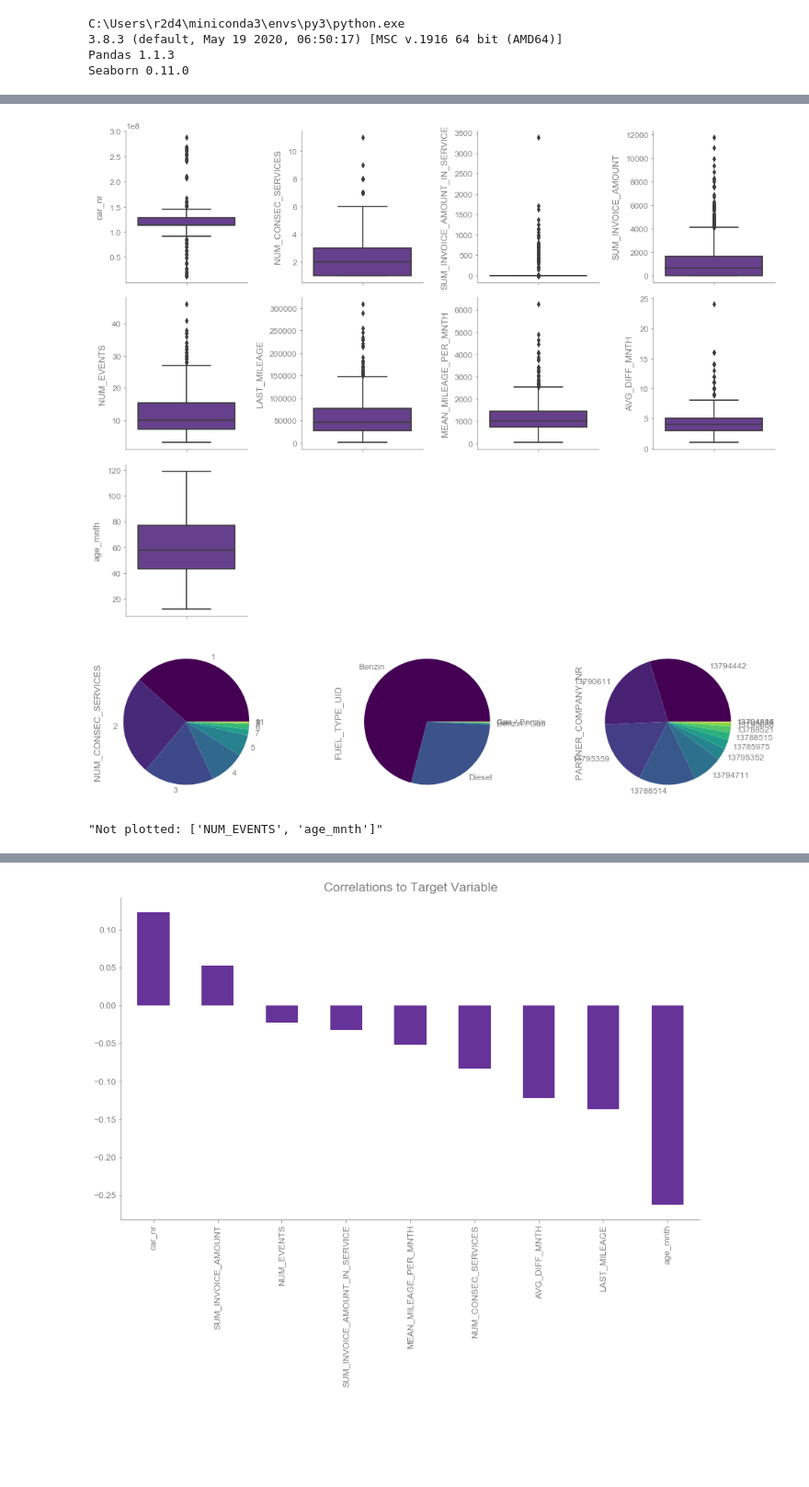
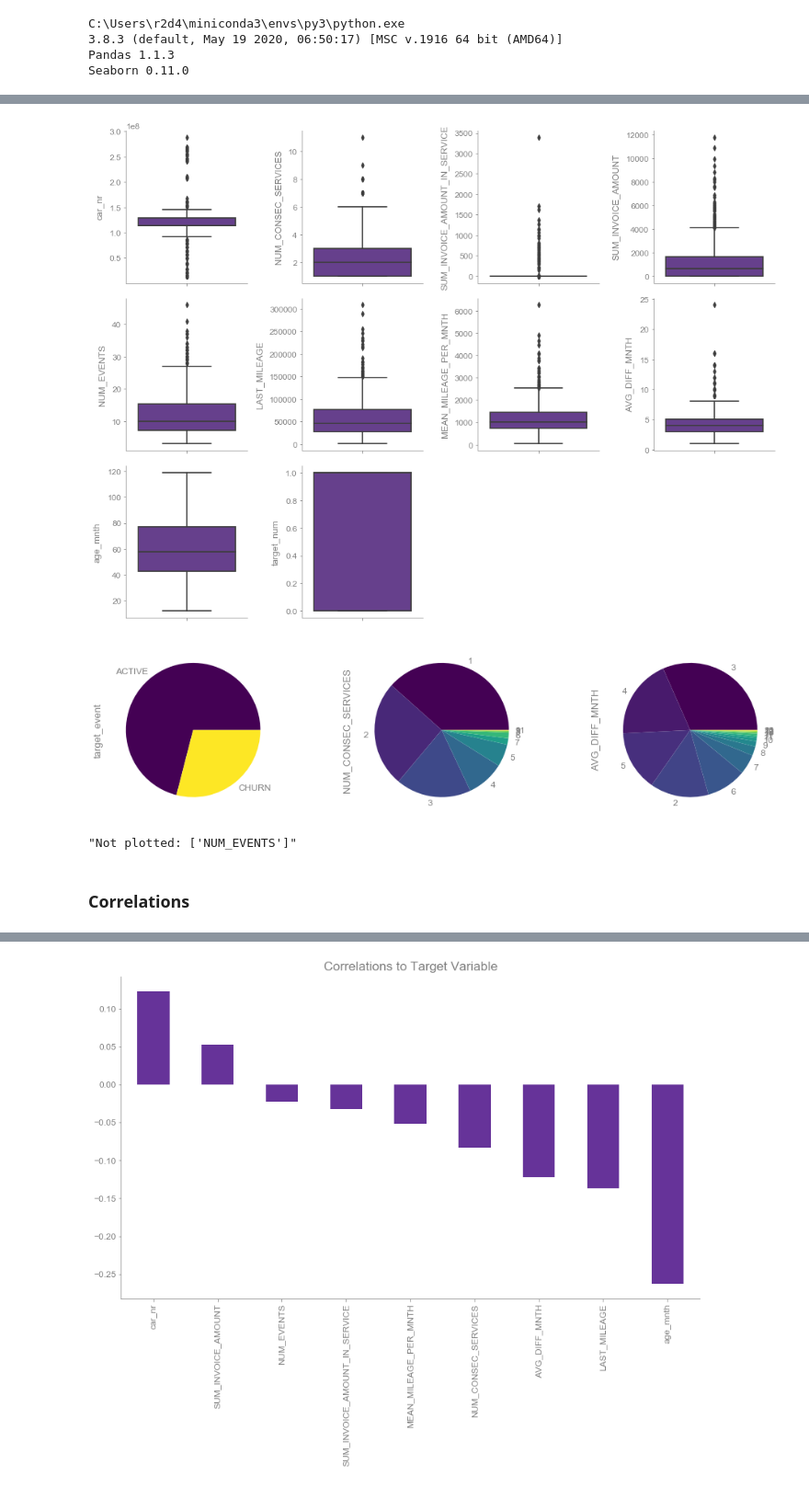
Before and after one commit to rbuerki/codebook, a Jupyter notebook: dev/dev_EDA.ipynb, the cells around one changed output, grey strips where cells are left out. Shown at 92% size. Saved outputs shown, nothing was run; the diff lists cells and outputs as text; code cells hidden in the pictures; blank space fills up the shorter version.

```diff
--- a/dev/dev_EDA.ipynb
+++ b/dev/dev_EDA.ipynb
@@ -40,7 +45,10 @@ import src.EDA as EDA
 df = pd.read_csv("../data/realWorldTestData.csv",
                  low_memory=False,
                  nrows=1000,
+                 usecols=[0, 1, 2, 3, 4, 5, 6, 7, 8, 9, 10, 11, 12]
                  )
+
+df["target_num"] = np.where(df["target_event"] == "ACTIVE", 1, 0)
 # %%
 df.info()
 # %% [output]
@@ -111,14 +131,17 @@ EDA.plot_numeric_histplots(df.iloc[:, :15], bins=5, kde=True)
 # %%
-EDA.plot_numeric_boxplots(df.iloc[:, :15])
+EDA.plot_numeric_boxplots(df)
 # %% [output]
-[figure, old version]
+[figure, new version]
 # %%
-df_categorical = df.copy()
-for col in ["NUM_CONSEC_SERVICES", "NUM_EVENTS", "age_mnth", "FUEL_TYPE_UID", "PARTNER_COMPANY_NR"]:
-    df_categorical[col] = df_categorical[col].astype("category")
+# Make some columns categorical
+df_cat = df.copy()
+for col in ["NUM_CONSEC_SERVICES", "target_event", "NUM_EVENTS", "AVG_DIFF_MNTH"]:
+    df_cat[col] = df_cat[col].astype("category")
 # %%
-EDA.plot_categorical_pies(df_categorical)
+EDA.plot_categorical_pies(df_cat)
 # %% [output]
-[figure, old version]
+[figure, new version]
-"Not plotted: ['NUM_EVENTS', 'age_mnth']"
+"Not plotted: ['NUM_EVENTS']"
+# %% [markdown]
+### Correlations
 # %%
```
Also changed, not shown: parts of 18 cells of this notebook, 1 other file.
